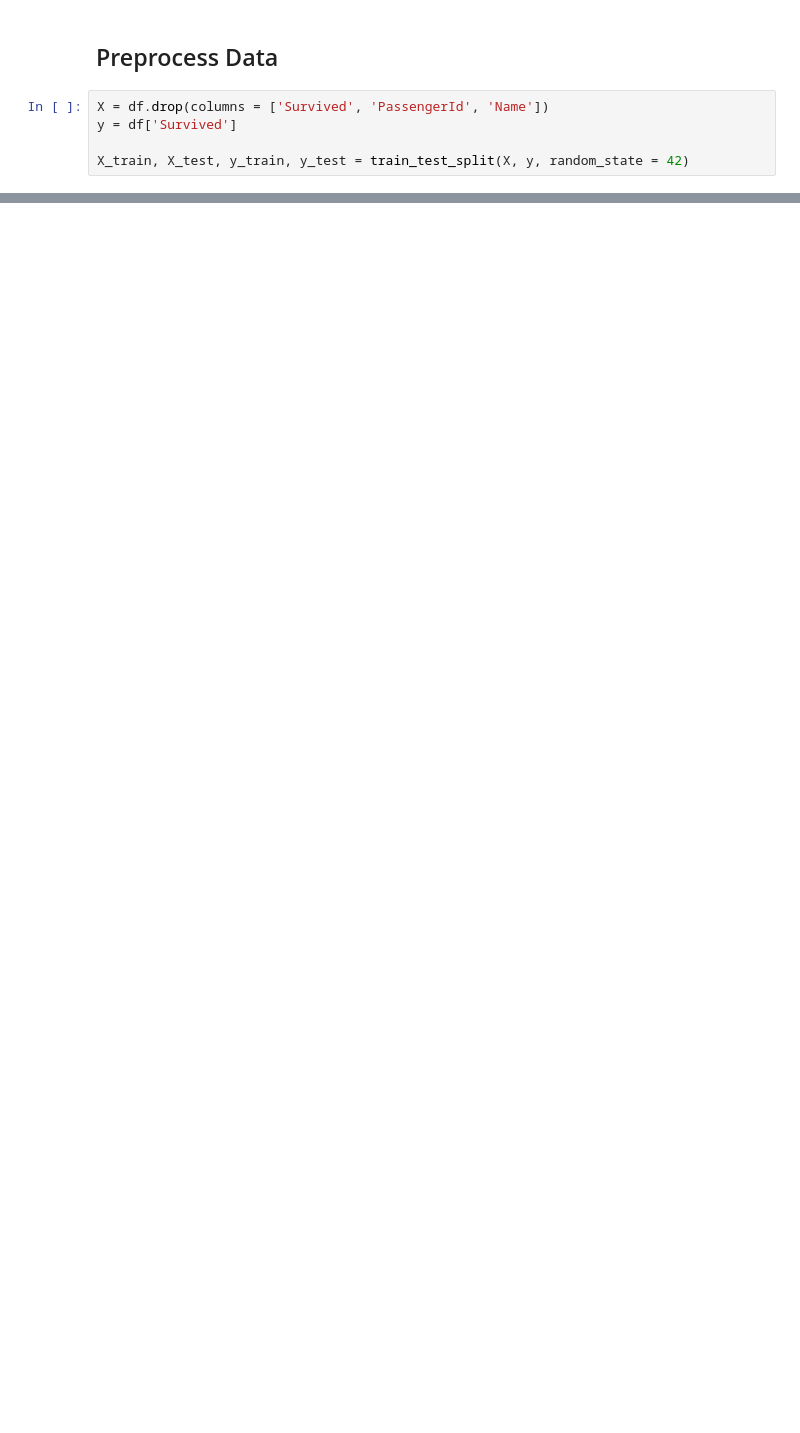
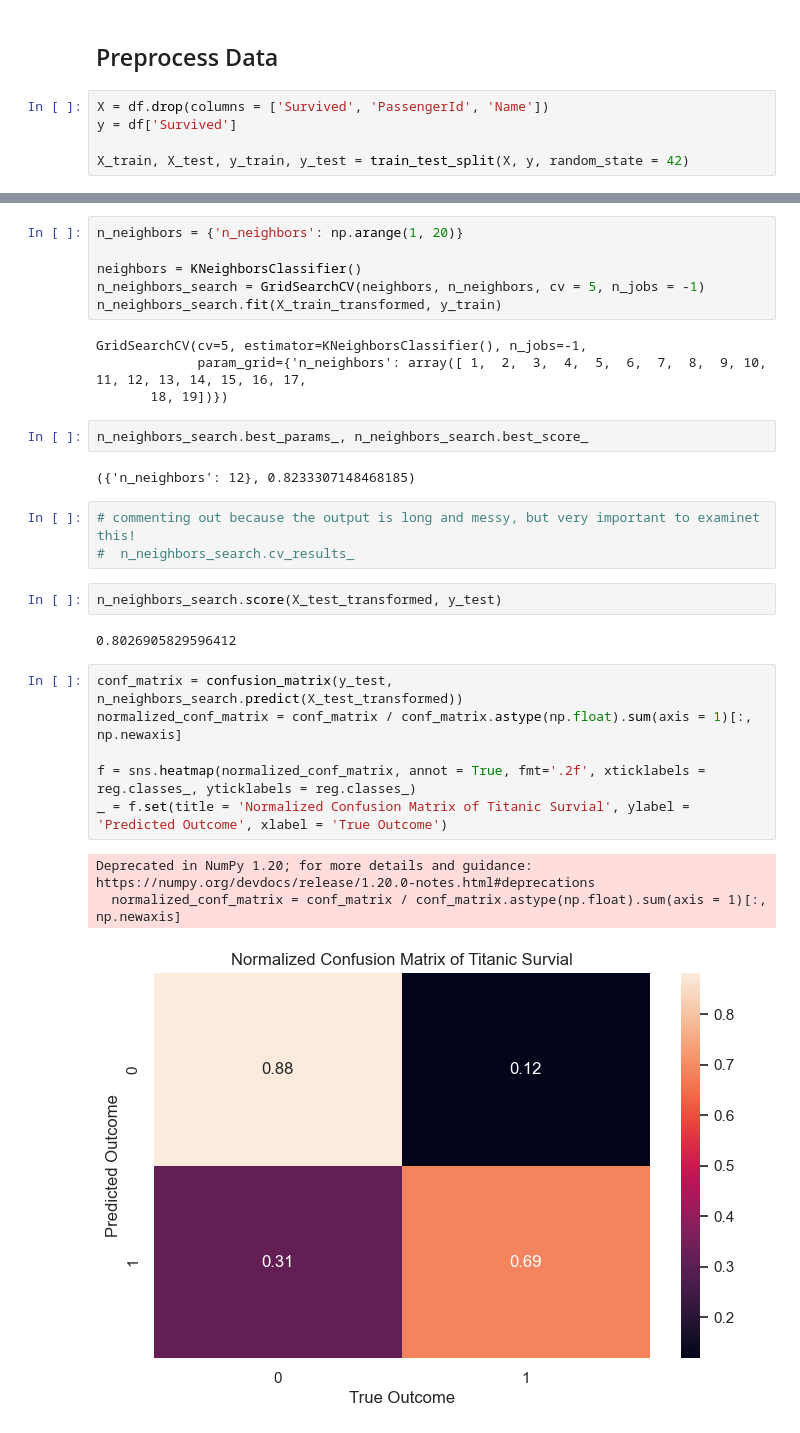
Before and after one commit to haleyej/SI_370_homework_5, a Jupyter notebook: homework_5.ipynb, the cells around one changed output, grey strips where cells are left out. Cells and saved outputs as stored; diff of their text form; blank space fills up the shorter version.

```diff
--- a/homework_5.ipynb
+++ b/homework_5.ipynb
@@ -190,0 +288,31 @@ array([[1.        , 0.        , 0.        , ..., 0.        , 0.        ,
+# %%
+n_neighbors = {'n_neighbors': np.arange(1, 20)}
+
+neighbors = KNeighborsClassifier()
+n_neighbors_search = GridSearchCV(neighbors, n_neighbors, cv = 5, n_jobs = -1)
+n_neighbors_search.fit(X_train_transformed, y_train)
+# %% [output]
+GridSearchCV(cv=5, estimator=KNeighborsClassifier(), n_jobs=-1,
+             param_grid={'n_neighbors': array([ 1,  2,  3,  4,  5,  6,  7,  8,  9, 10, 11, 12, 13, 14, 15, 16, 17,
+       18, 19])})
+# %%
+n_neighbors_search.best_params_, n_neighbors_search.best_score_
+# %% [output]
+({'n_neighbors': 12}, 0.8233307148468185)
+# %%
+# commenting out because the output is long and messy, but very important to examinet this!
+#  n_neighbors_search.cv_results_
+# %%
+n_neighbors_search.score(X_test_transformed, y_test)
+# %% [output]
+0.8026905829596412
+# %%
+conf_matrix = confusion_matrix(y_test, n_neighbors_search.predict(X_test_transformed))
+normalized_conf_matrix = conf_matrix / conf_matrix.astype(np.float).sum(axis = 1)[:, np.newaxis]
+
+f = sns.heatmap(normalized_conf_matrix, annot = True, fmt='.2f', xticklabels = reg.classes_, yticklabels = reg.classes_)
+_ = f.set(title = 'Normalized Confusion Matrix of Titanic Survial', ylabel = 'Predicted Outcome', xlabel = 'True Outcome')
+# %% [output]
+Deprecated in NumPy 1.20; for more details and guidance: https://numpy.org/devdocs/release/1.20.0-notes.html#deprecations
+  normalized_conf_matrix = conf_matrix / conf_matrix.astype(np.float).sum(axis = 1)[:, np.newaxis]
+[figure, added]
```
Also changed, not shown: parts of 29 cells of this notebook.
